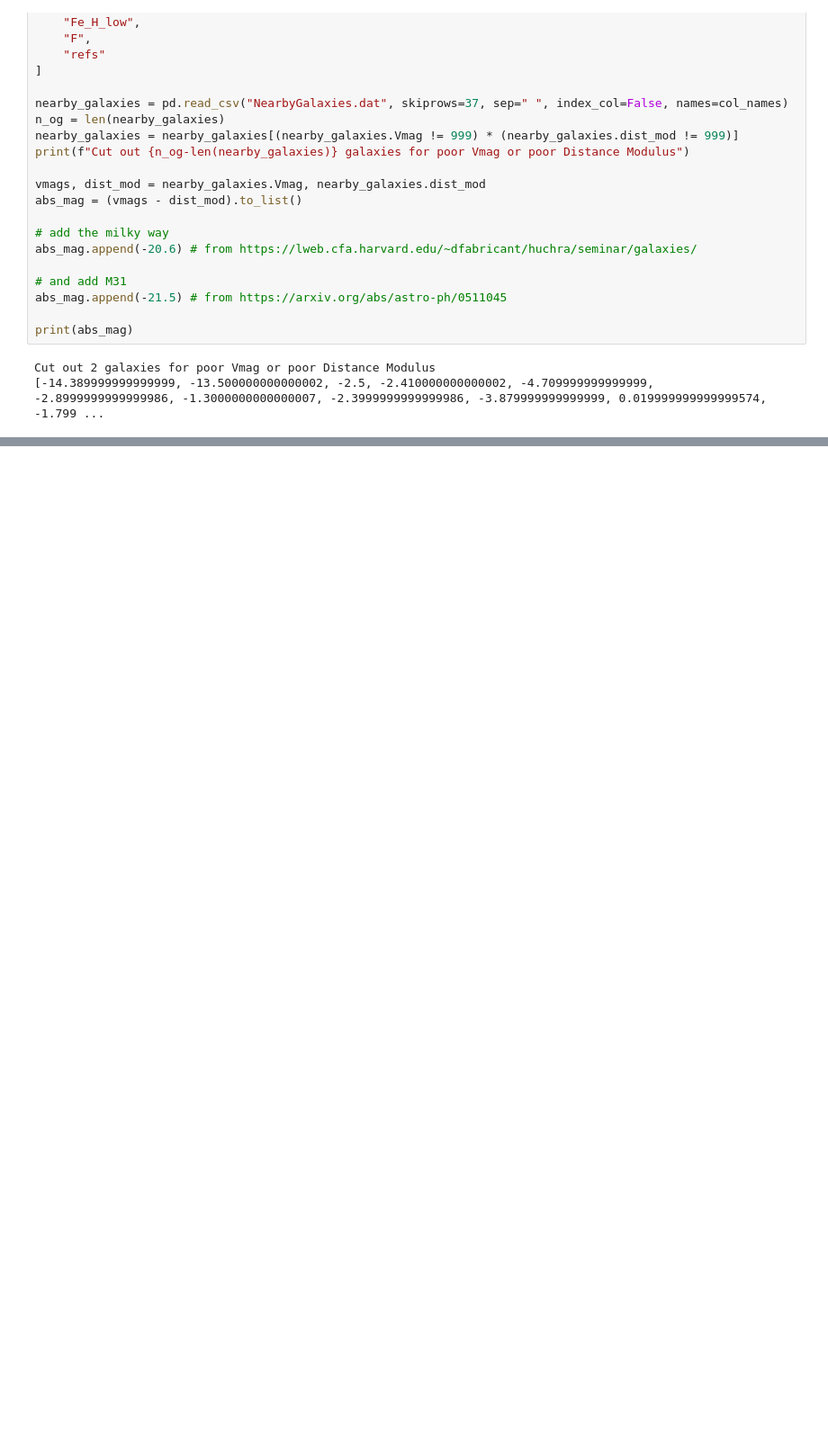
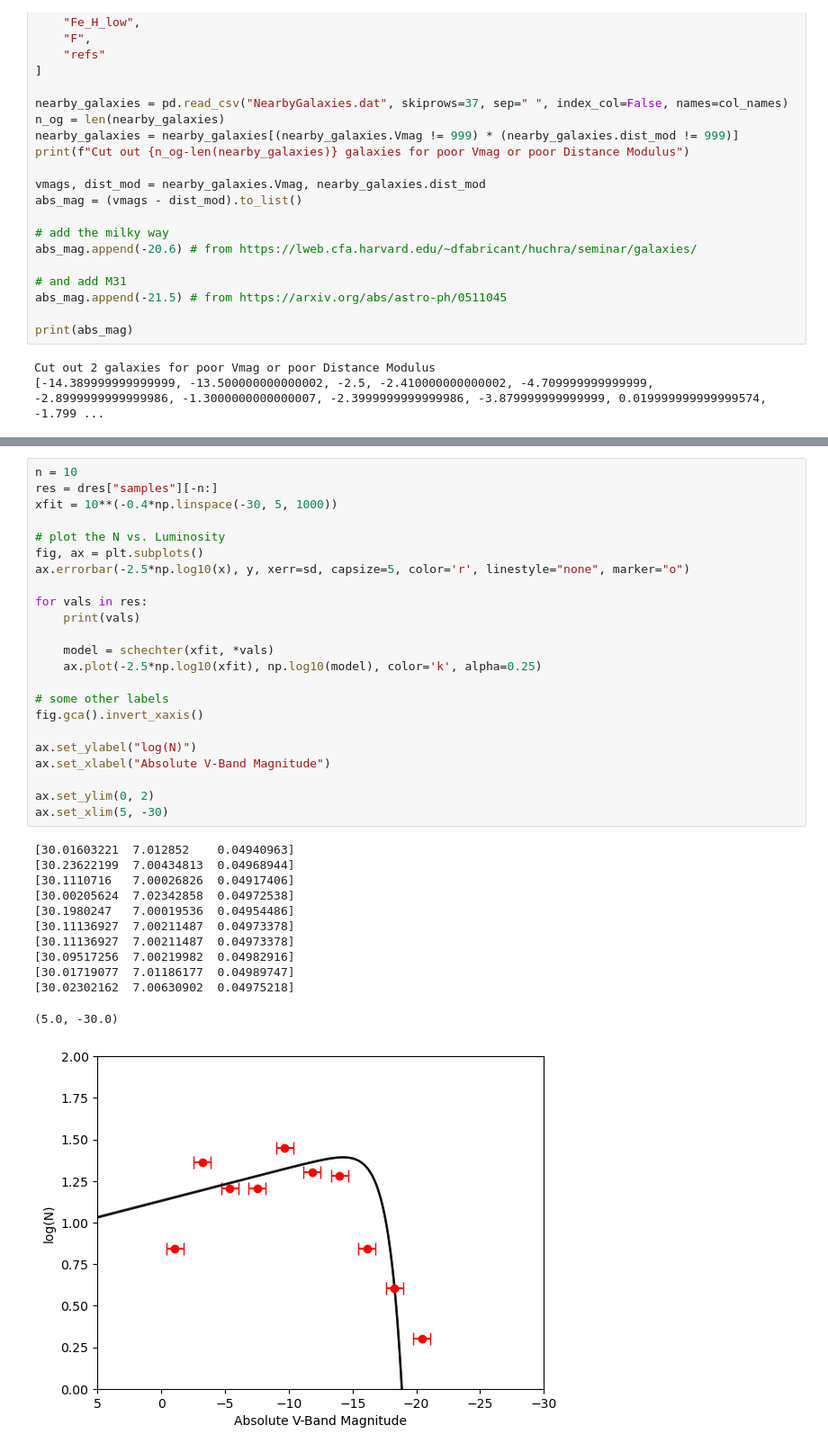
Before and after one commit to noahfranz13/SO-Classes, a Jupyter notebook: ASTR540/hw2/Franz_ASTR540_HW2.ipynb, the cells around one changed output, grey strips where cells are left out. Shown: that part at 90% size. Drawn from its saved outputs; the diff is of its cells as text; blank space fills up the shorter version.

```diff
--- a/ASTR540/hw2/Franz_ASTR540_HW2.ipynb
+++ b/ASTR540/hw2/Franz_ASTR540_HW2.ipynb
@@ -119,0 +169,36 @@ Text(0.5, 0, 'Absolute V-Band Magnitude')
+# %%
+n = 10
+res = dres["samples"][-n:]
+xfit = 10**(-0.4*np.linspace(-30, 5, 1000))
+
+# plot the N vs. Luminosity
+fig, ax = plt.subplots()
+ax.errorbar(-2.5*np.log10(x), y, xerr=sd, capsize=5, color='r', linestyle="none", marker="o")
+
+for vals in res:
+    print(vals)
+
+    model = schechter(xfit, *vals)
+    ax.plot(-2.5*np.log10(xfit), np.log10(model), color='k', alpha=0.25)
+
+# some other labels
+fig.gca().invert_xaxis()
+
+ax.set_ylabel("log(N)")
+ax.set_xlabel("Absolute V-Band Magnitude")
+
+ax.set_ylim(0, 2)
+ax.set_xlim(5, -30)
+# %% [output]
+[30.01603221  7.012852    0.04940963]
+[30.23622199  7.00434813  0.04968944]
+[30.1110716   7.00026826  0.04917406]
+[30.00205624  7.02342858  0.04972538]
+[30.1980247   7.00019536  0.04954486]
+[30.11136927  7.00211487  0.04973378]
+[30.11136927  7.00211487  0.04973378]
+[30.09517256  7.00219982  0.04982916]
+[30.01719077  7.01186177  0.04989747]
+[30.02302162  7.00630902  0.04975218]
+(5.0, -30.0)
+[figure, added]
```
Also changed, not shown: parts of 14 cells of this notebook, 1 other file.
